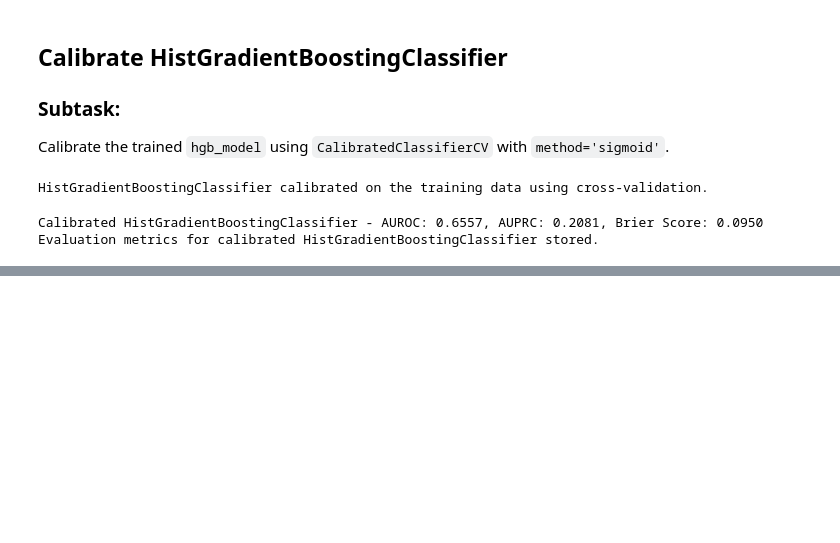
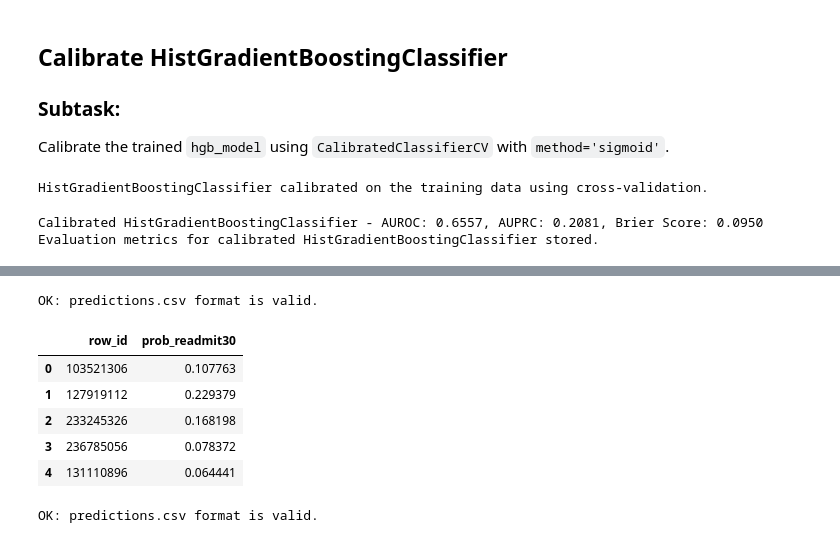
Before and after one commit to joezein71/AIHC-5010-Winter-2026, a Jupyter notebook: 20260216_project1_zein.ipynb, the cells around one changed output, grey strips where cells are left out. Saved outputs shown, nothing was run; the diff lists cells and outputs as text; code cells hidden in the pictures; blank space fills up the shorter version.

```diff
--- a/20260216_project1_zein.ipynb
+++ b/20260216_project1_zein.ipynb
@@ -1901,0 +1822,28 @@ Model Performance Comparison:
+# %%
+from pathlib import Path
+pred_path = Path("predictions.csv")
+test_path = Path("Project-1/readmit30/scripts/data/public/public_test.csv")
+
+if not pred_path.exists():
+    print("predictions.csv not found. Run notebooks/submission.ipynb first.")
+else:
+    !python Project-1/readmit30/scripts/validate_submission.py --pred predictions.csv --test Project-1/readmit30/scripts/data/public/public_test.csv
+# %% [output]
+OK: predictions.csv format is valid.
+# %%
+p_test = calibrated_hgb.predict_proba(test_processed)[:, 1]
+pred = pd.DataFrame({"row_id": test_processed["row_id"].astype(int), "prob_readmit30": p_test.astype(float)})
+pred.to_csv(OUT_PATH, index=False)
+pred.head()
+# %% [output]
+|  | row_id | prob_readmit30 |
+| 0 | 103521306 | 0.107763 |
+| 1 | 127919112 | 0.229379 |
+| 2 | 233245326 | 0.168198 |
+| 3 | 236785056 | 0.078372 |
+| 4 | 131110896 | 0.064441 |
+# %%
+# Validate output format (required for students before tagging)
+!python Project-1/readmit30/scripts/validate_submission.py --pred {OUT_PATH} --test {TEST_PATH}
+# %% [output]
+OK: predictions.csv format is valid.
```
Also changed, not shown: parts of 28 cells of this notebook.
